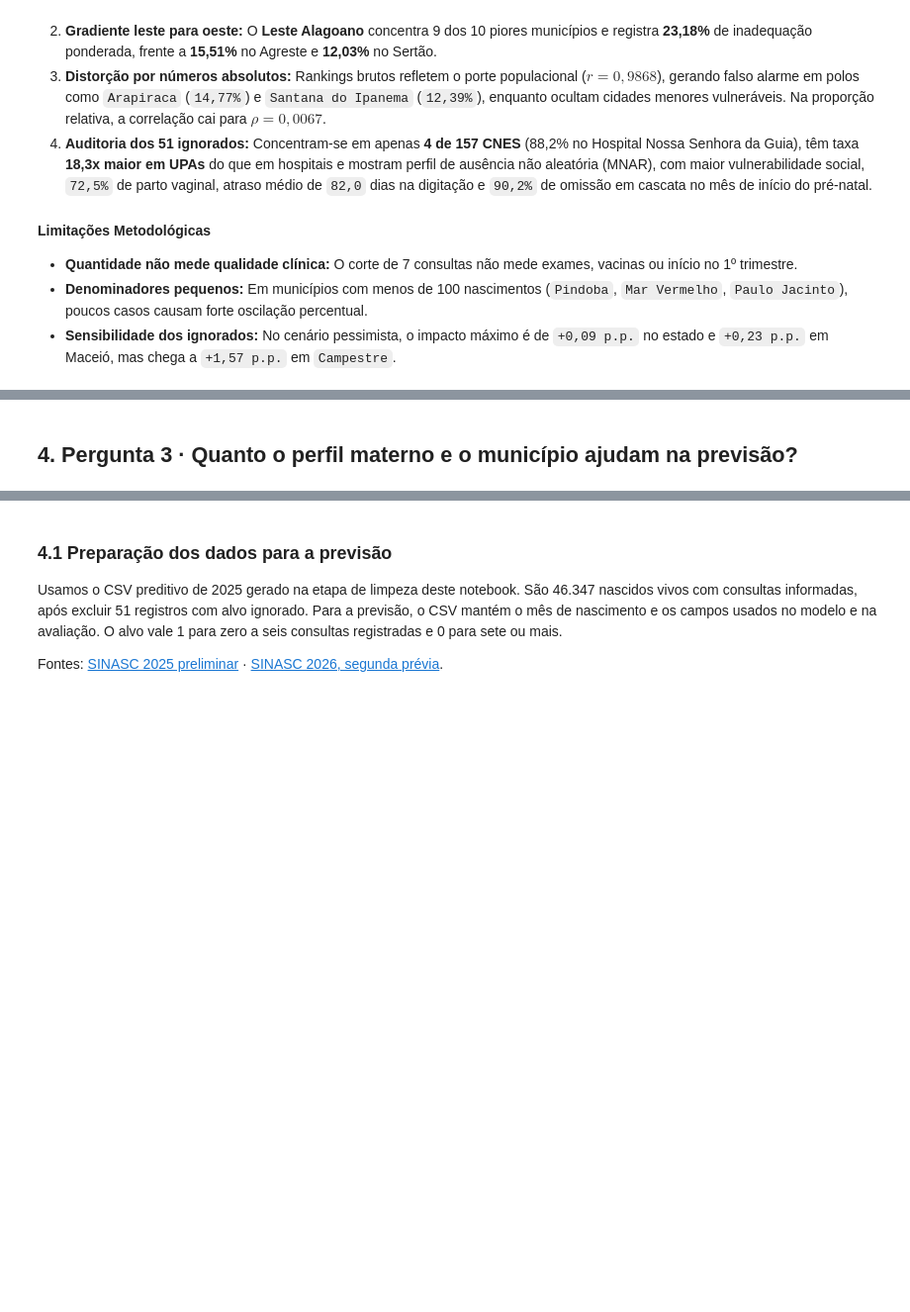
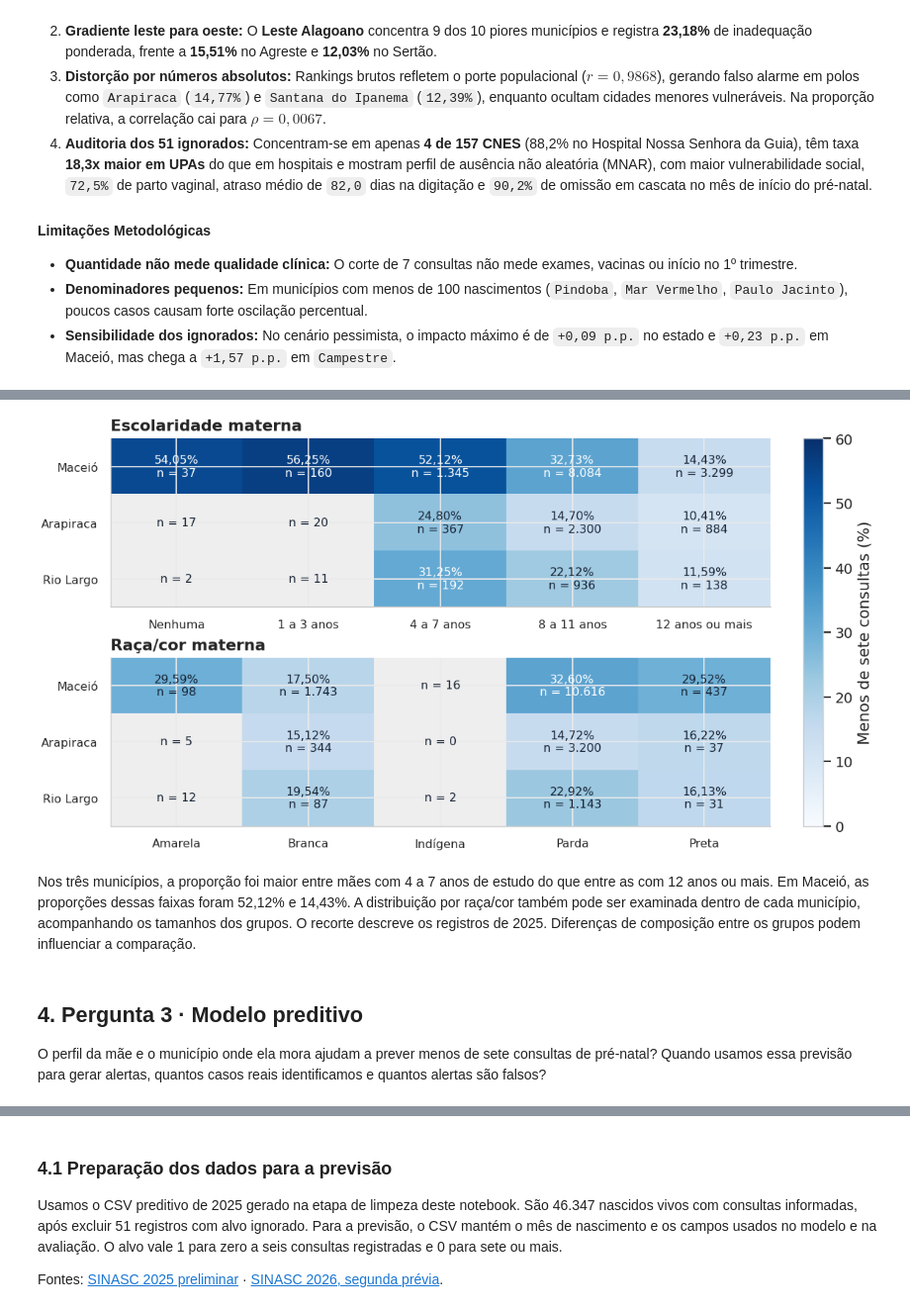
Before and after one commit to JoaoMonezi/analise_pre-natal-2025-al, a Jupyter notebook: notebooks/analise-sinasc-al-2025.ipynb, the cells around one changed output, grey strips where cells are left out. Shown at 99% size. Saved outputs shown, nothing was run; the diff lists cells and outputs as text; code cells hidden in the pictures; blank space fills up the shorter version.

Commit message:
Atualiza analise territorial e revisa modelo preditivo

```diff
--- a/notebooks/analise-sinasc-al-2025.ipynb
+++ b/notebooks/analise-sinasc-al-2025.ipynb
@@ -2217,5 +2221,60 @@ Pacote salvo com 5 arquivos: Saídas do notebook\pergunta_2\entregaveis_pergunta
+# %%
+import matplotlib.pyplot as plt
+import numpy as np
+
+colunas_recorte = ["NOME_MUNICIPIO", "ESCOLARIDADE_DESC", "RACACOR_DESC", "PRENATAL_INADEQUADO"]
+base_recorte = pd.read_csv(
+    TRATADOS_AB2 / "base_tratada_SINASC_AL_2025_enriquecida.csv",
+    sep=";", encoding="utf-8-sig", usecols=colunas_recorte,
+)
+municipios_recorte = base_recorte["NOME_MUNICIPIO"].value_counts().head(3).index
+grupos_recorte = {
+    "Escolaridade materna": ("ESCOLARIDADE_DESC", [
+        "Nenhuma", "1 a 3 anos", "4 a 7 anos", "8 a 11 anos", "12 anos ou mais",
+    ]),
+    "Raça/cor materna": ("RACACOR_DESC", ["Amarela", "Branca", "Indígena", "Parda", "Preta"]),
+}
+recorte_municipal = base_recorte.loc[base_recorte["NOME_MUNICIPIO"].isin(municipios_recorte)]
+figura_recorte, paineis_recorte = plt.subplots(
+    2, 1, figsize=(9.0, 4.7), layout="constrained",
+)
+paleta_recorte = plt.get_cmap("Blues").with_extremes(bad="#EEEEEE")
+for painel, (titulo, (campo, categorias)) in zip(paineis_recorte, grupos_recorte.items()):
+    agregado = recorte_municipal.groupby(["NOME_MUNICIPIO", campo])["PRENATAL_INADEQUADO"]
+    contagem = agregado.size().unstack().reindex(
+        index=municipios_recorte, columns=categorias,
+    ).fillna(0).astype(int)
+    proporcao = agregado.mean().unstack().reindex(index=municipios_recorte, columns=categorias)
+    imagem_recorte = painel.imshow(
+        proporcao.where(contagem.ge(30)) * 100,
+        cmap=paleta_recorte, vmin=0, vmax=60, aspect="auto",
+    )
+    painel.set_title(titulo, loc="left", fontweight="bold")
+    painel.set_xticks(range(len(categorias)), categorias, fontsize=9)
+    painel.set_yticks(range(len(municipios_recorte)), municipios_recorte, fontsize=9)
+    for i, municipio in enumerate(municipios_recorte):
+        for j, categoria in enumerate(categorias):
+            n = contagem.loc[municipio, categoria]
+            taxa = proporcao.loc[municipio, categoria]
+            rotulo = f"n = {n:,}".replace(",", ".")
+            if n >= 30:
+                rotulo = f"{taxa:.2%}".replace(".", ",") + "\n" + rotulo
+            painel.text(
+                j, i, rotulo, ha="center", va="center", fontsize=9,
+                color="white" if n >= 30 and taxa >= 0.30 else "#172334",
+            )
+figura_recorte.colorbar(imagem_recorte, ax=paineis_recorte, label="Menos de sete consultas (%)")
+figura_recorte.savefig(SAIDAS_Q2 / "municipio-perfil-socioeconomico.png", dpi=180, facecolor="white")
+display(figura_recorte)
+plt.close(figura_recorte)
+# %% [output]
+[figure, added]
+# %% [markdown]
+Nos três municípios, a proporção foi maior entre mães com 4 a 7 anos de estudo do que entre as com 12 anos ou mais. Em Maceió, as proporções dessas faixas foram 52,12% e 14,43%. A distribuição por raça/cor também pode ser examinada dentro de cada município, acompanhando os tamanhos dos grupos. O recorte descreve os registros de 2025. Diferenças de composição entre os grupos podem influenciar a comparação.
 # %% [markdown]
-## 4. Pergunta 3 · Quanto o perfil materno e o município ajudam na previsão?
+## 4. Pergunta 3 · Modelo preditivo
+
+O perfil da mãe e o município onde ela mora ajudam a prever menos de sete consultas de pré-natal? Quando usamos essa previsão para gerar alertas, quantos casos reais identificamos e quantos alertas são falsos?
 # %% [markdown]
 **Projeto AB2 · Introdução à Ciência de Dados · UFAL**
 
```
Also changed, not shown: parts of 7 cells of this notebook, 2 other files.
